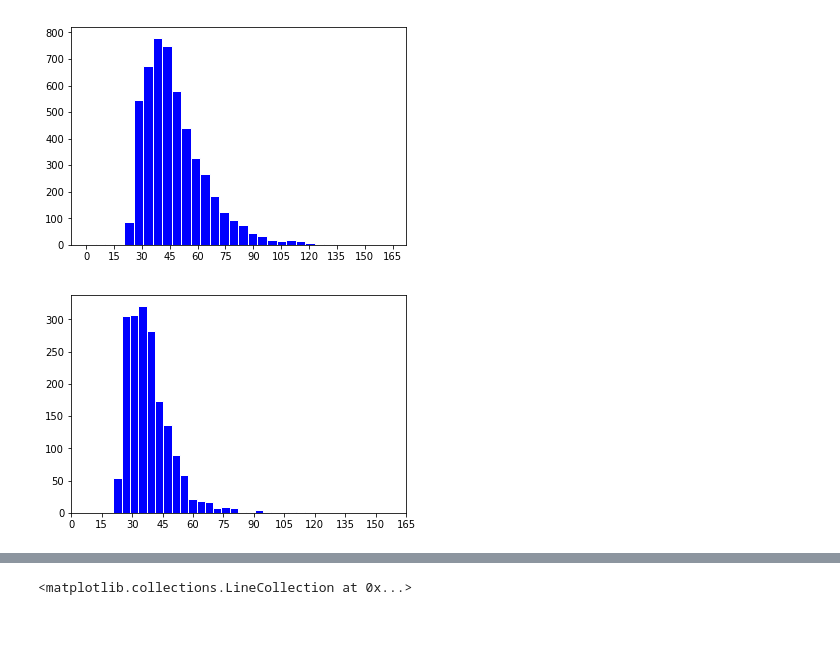
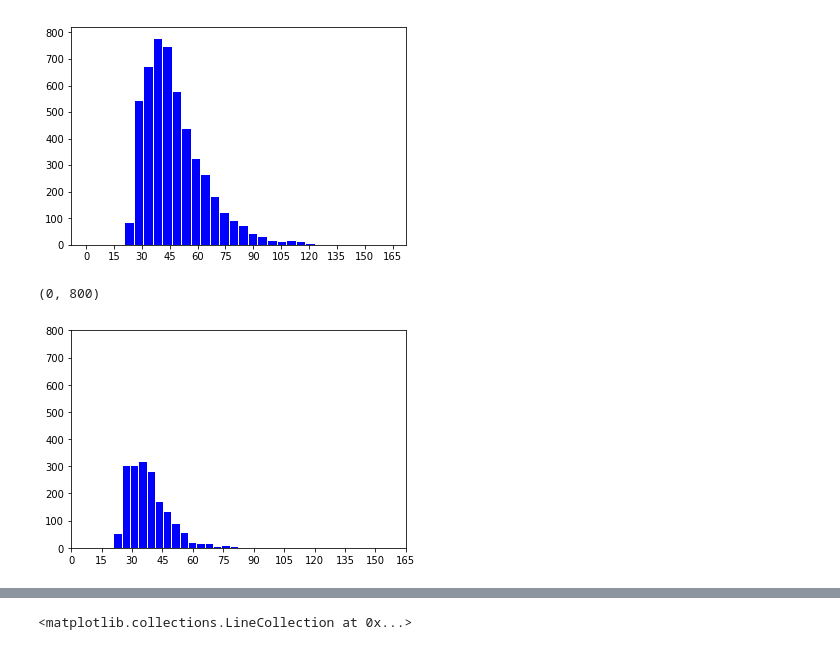
Before and after one commit to frankrefischer/nyc-taxi-to-airport, a Jupyter notebook: NYC-Taxi-Analytics.ipynb, the cells around one changed output, grey strips where cells are left out. Saved outputs shown, nothing was run; the diff lists cells and outputs as text; code cells hidden in the pictures.

```diff
--- a/NYC-Taxi-Analytics.ipynb
+++ b/NYC-Taxi-Analytics.ipynb
@@ -87,8 +161,10 @@ plt.xticks(ticks=range(0,170,15));
 [figure]
 # %%
 plt.hist(tdm_weekends_tdm_lt_200,
-             bins=int(tdm_weekends_tdm_lt_200.max()/5), color = 'blue',
+             bins=int(tdm_weekends_tdm_lt_200.max()/5), color = 'blue', align='mid',
              edgecolor='white');
 plt.xticks(ticks=range(0,170,15));
+plt.ylim([0, 800])
 # %% [output]
+(0, 800)
-[figure, old version]
+[figure, new version]
```
Also changed, not shown: parts of 23 cells of this notebook.
